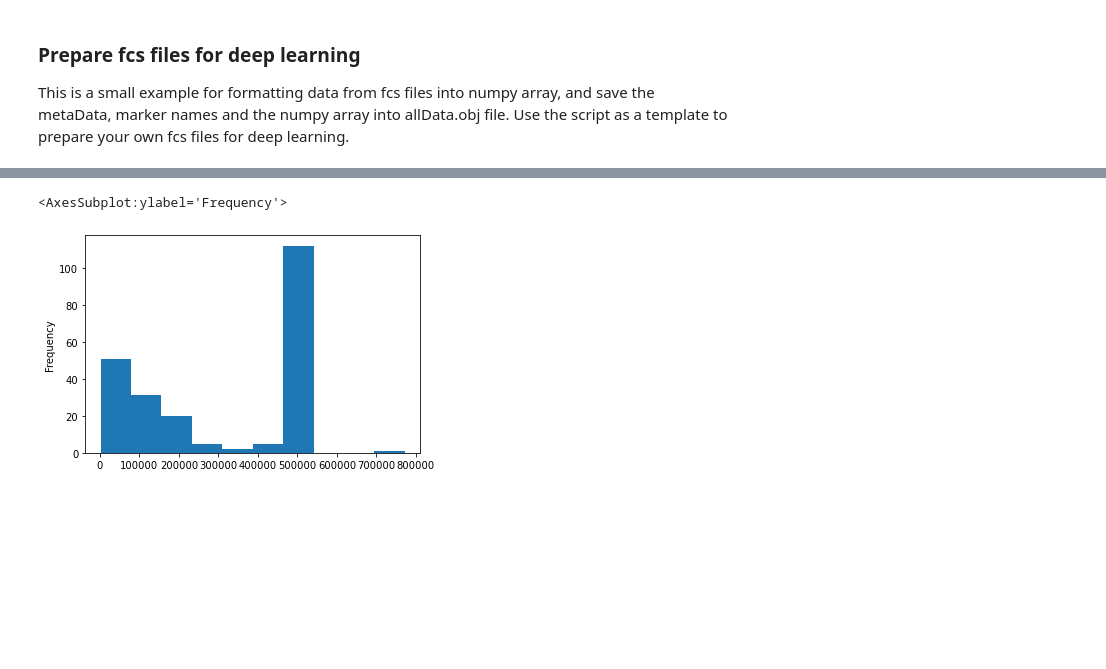
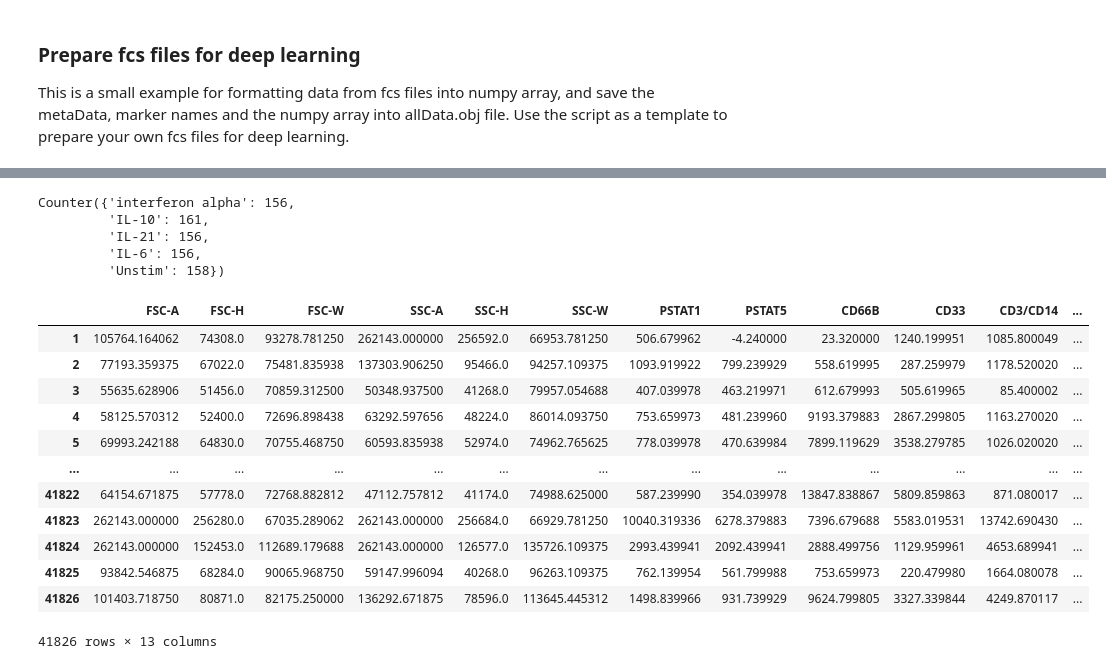
Before and after one commit to InSilicoSolutions/DeepLearningCyTOF, a Jupyter notebook: FCS_to_Array/import.ipynb, the cells around one changed output, grey strips where cells are left out. Saved outputs shown, nothing was run; the diff lists cells and outputs as text; code cells hidden in the pictures; blank space fills up the shorter version.

```diff
--- a/FCS_to_Array/import.ipynb
+++ b/FCS_to_Array/import.ipynb
@@ -19,5 +23,6 @@ import multiprocessing as mp
 # %%
-base_dir = Path('/home/kyle/a/flow/aging/data')
+base_dir = Path('../../aging/data')
+print(base_dir.resolve())
 pickle_dir = base_dir/'ResultFiles'/'pickles'
 pickle_dir.mkdir(exist_ok=True)
 fcs_dir = base_dir/Path('ResultFiles/Flow_cytometry_result')
@@ -56,6 +78,4 @@ def load_dataframe(fcs_path):
 # %%
-pkl_paths = []
-to_build = []
-mfest['fcs'] = mfest.apply(lambda row: fcs_dir/row['File Name'], axis=1)
-mfest['pkl'] = mfest.apply(lambda row: fcs2pkl_filename(fcs_dir/row['fcs']), axis=1)
+mfest['fcs'] = mfest.apply(lambda row: (fcs_dir/row['File Name']).resolve(), axis=1)
+mfest['pkl'] = mfest.apply(lambda row: fcs2pkl_filename(fcs_dir/row['fcs']).resolve(), axis=1)
 mfest['pkl_exists'] = mfest.apply(lambda row: row['pkl'].exists(), axis=1)
@@ -68 +87,13 @@ pool.terminate()
 mfest['pkl_exists'] = mfest.apply(lambda row: row['pkl'].exists(), axis=1)
+# %%
+mfest['n_rows'] = pd.Series(dtype='int64')
+mfest['n_columns'] = pd.Series(dtype='int64')
+mfest['markers'] = pd.Series(dtype='object')
+
+df_metadata = pool.map(read_df_metadata, mfest.iterrows())
+
+for md in df_metadata:
+    i = md['i']
+    mfest.at[i,'n_rows'] = md['n_rows']
+    mfest.at[i,'n_columns'] = md['n_columns']
+    mfest.at[i,'markers'] = md['markers']
@@ -68,0 +161,11 @@ mfest['pkl_exists'] = mfest.apply(lambda row: row['pkl'].exists(), axis=1)
+# %%
+def filter_by_markers(df, q_markers):
+    q_markers = set(q_markers)
+    return df[df.apply(
+        lambda row: len(q_markers & set(row['markers'])) == len(q_markers),
+    axis=1
+    )]
+markers = ['FSC-A','FSC-H','FSC-W','SSC-A','SSC-H','SSC-W','PSTAT1','PSTAT5','CD66B','CD33','CD3/CD14','PSTAT3','CD4/CD19']
+samples = filter_by_markers(mfest, markers)
+samples = samples[samples.n_rows>1e4]
+samples.shape
@@ -69,12 +190,32 @@ mfest['pkl_exists'] = mfest.apply(lambda row: row['pkl'].exists(), axis=1)
+# %%
+Counter(samples['Expsample Treatement'])
+# %% [output]
+Counter({'interferon alpha': 156,
+         'IL-10': 161,
+         'IL-21': 156,
+         'IL-6': 156,
+         'Unstim': 158})
+# %%
+fcs_df = pd.read_pickle(samples.iloc[0].pkl)
+
+fcs_df
+# %% [output]
+|  | FSC-A | FSC-H | FSC-W | SSC-A | SSC-H | SSC-W | PSTAT1 | PSTAT5 | CD66B | CD33 | CD3/CD14 | ... |
+| 1 | 105764.164062 | 74308.0 | 93278.781250 | 262143.000000 | 256592.0 | 66953.781250 | 506.679962 | -4.240000 | 23.320000 | 1240.199951 | 1085.800049 | ... |
+| 2 | 77193.359375 | 67022.0 | 75481.835938 | 137303.906250 | 95466.0 | 94257.109375 | 1093.919922 | 799.239929 | 558.619995 | 287.259979 | 1178.520020 | ... |
+| 3 | 55635.628906 | 51456.0 | 70859.312500 | 50348.937500 | 41268.0 | 79957.054688 | 407.039978 | 463.219971 | 612.679993 | 505.619965 | 85.400002 | ... |
+| 4 | 58125.570312 | 52400.0 | 72696.898438 | 63292.597656 | 48224.0 | 86014.093750 | 753.659973 | 481.239960 | 9193.379883 | 2867.299805 | 1163.270020 | ... |
+| 5 | 69993.242188 | 64830.0 | 70755.468750 | 60593.835938 | 52974.0 | 74962.765625 | 778.039978 | 470.639984 | 7899.119629 | 3538.279785 | 1026.020020 | ... |
+| ... | ... | ... | ... | ... | ... | ... | ... | ... | ... | ... | ... | ... |
+| 41822 | 64154.671875 | 57778.0 | 72768.882812 | 47112.757812 | 41174.0 | 74988.625000 | 587.239990 | 354.039978 | 13847.838867 | 5809.859863 | 871.080017 | ... |
+| 41823 | 262143.000000 | 256280.0 | 67035.289062 | 262143.000000 | 256684.0 | 66929.781250 | 10040.319336 | 6278.379883 | 7396.679688 | 5583.019531 | 13742.690430 | ... |
+| 41824 | 262143.000000 | 152453.0 | 112689.179688 | 262143.000000 | 126577.0 | 135726.109375 | 2993.439941 | 2092.439941 | 2888.499756 | 1129.959961 | 4653.689941 | ... |
+| 41825 | 93842.546875 | 68284.0 | 90065.968750 | 59147.996094 | 40268.0 | 96263.109375 | 762.139954 | 561.799988 | 753.659973 | 220.479980 | 1664.080078 | ... |
+| 41826 | 101403.718750 | 80871.0 | 82175.250000 | 136292.671875 | 78596.0 | 113645.445312 | 1498.839966 | 931.739929 | 9624.799805 | 3327.339844 | 4249.870117 | ... |
+41826 rows × 13 columns
 # %%
 # expr_list = [
-#     pd.read_pickle(row['pkl'])
+#     pd.read_pickle(row['pkl']).iloc[:1000,:]
 #     for i, row in
 #     mfest[mfest['Expsample Treatement']=='Unstim'].iterrows()
 # ]
-valid_pkls = mfest[mfest['Expsample Treatement']=='Unstim']['pkl']
-shapes = [pd.read_pickle(pkl).shape[0] for pkl in valid_pkls]
-pd.Series(shapes).plot.hist()
-# %% [output]
-<AxesSubplot:ylabel='Frequency'>
-[figure, removed]
```
Also changed, not shown: parts of 15 cells of this notebook.
